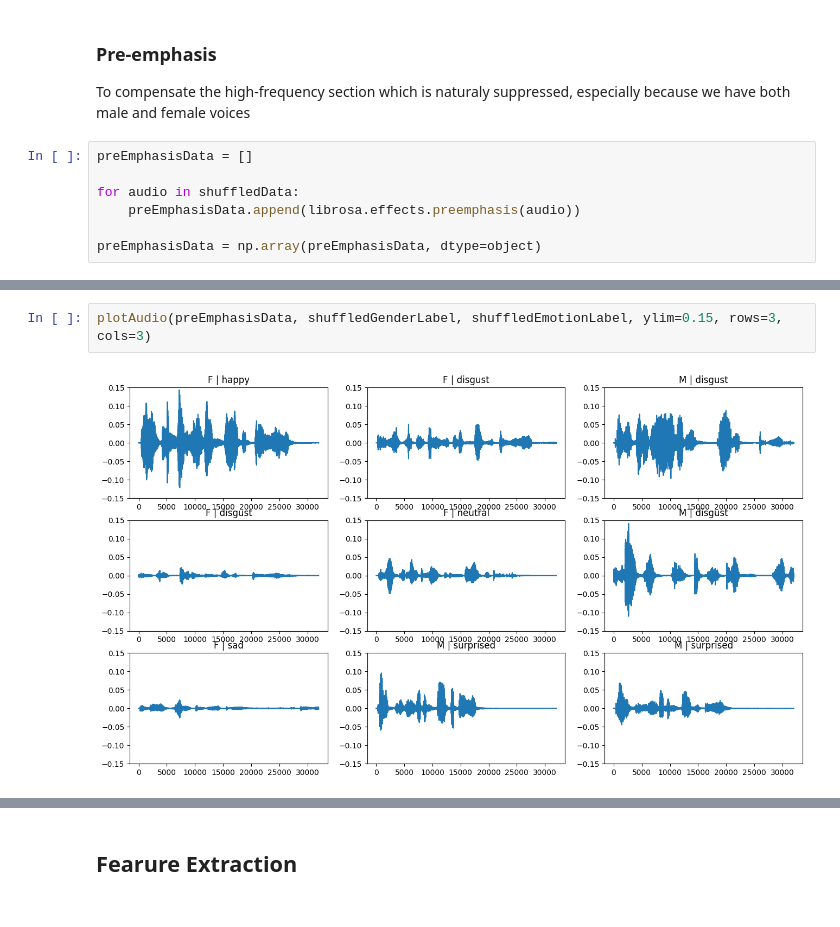
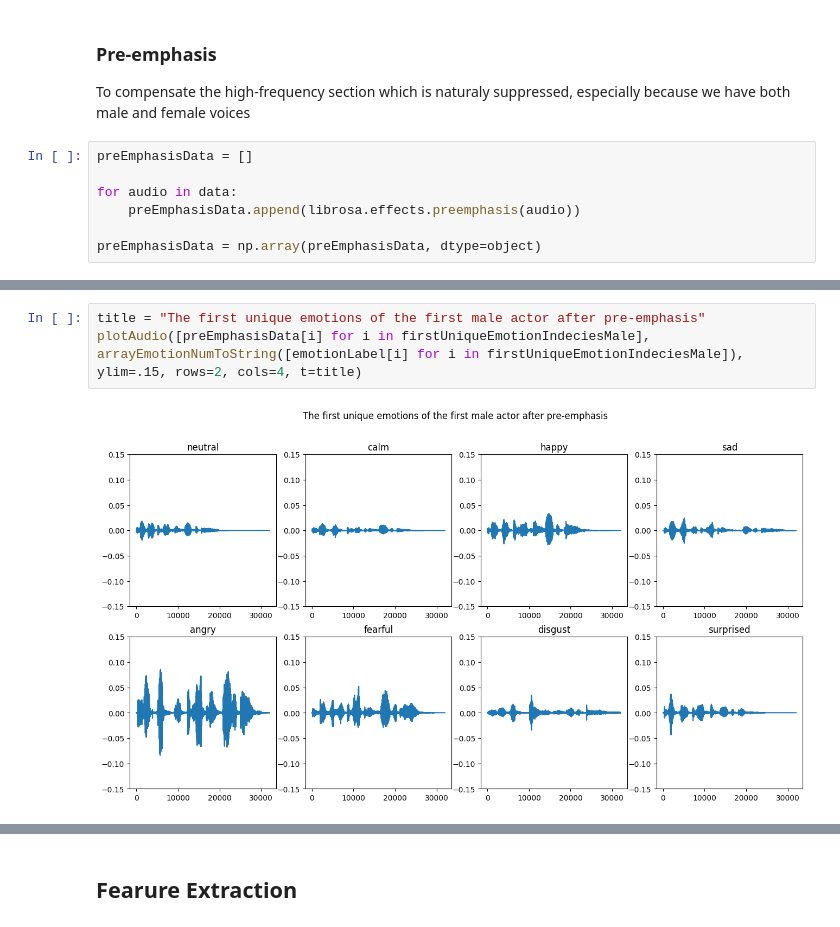
Before and after one commit to IsakLundstrom/D7041E-Mini-Project, a Jupyter notebook: project.ipynb, the cells around one changed output, grey strips where cells are left out. Cells and saved outputs as stored; diff of their text form.

```diff
--- a/project.ipynb
+++ b/project.ipynb
@@ -127,7 +152,7 @@ To compensate the high-frequency section which is naturaly suppressed, especiall
 # %%
 preEmphasisData = []
 
-for audio in shuffledData:
+for audio in data:
     preEmphasisData.append(librosa.effects.preemphasis(audio))
 
 preEmphasisData = np.array(preEmphasisData, dtype=object)
@@ -163,4 +159,5 @@ Put the data in the range of -1 to 1
-# %%
-plotAudio(preEmphasisData, shuffledGenderLabel, shuffledEmotionLabel, ylim=0.15, rows=3, cols=3)
-# %% [output]
-[figure, removed]
+# %%
+title = "The first unique emotions of the first male actor after pre-emphasis"
+plotAudio([preEmphasisData[i] for i in firstUniqueEmotionIndeciesMale], arrayEmotionNumToString([emotionLabel[i] for i in firstUniqueEmotionIndeciesMale]), ylim=.15, rows=2, cols=4, t=title)
+# %% [output]
+[figure, added]
```
Also changed, not shown: parts of 24 cells of this notebook, 2 other files.
